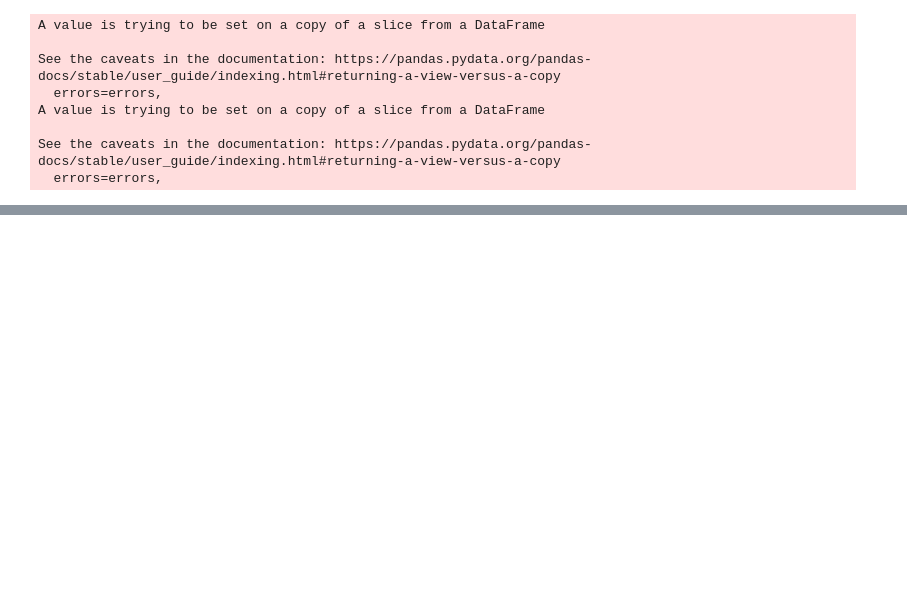
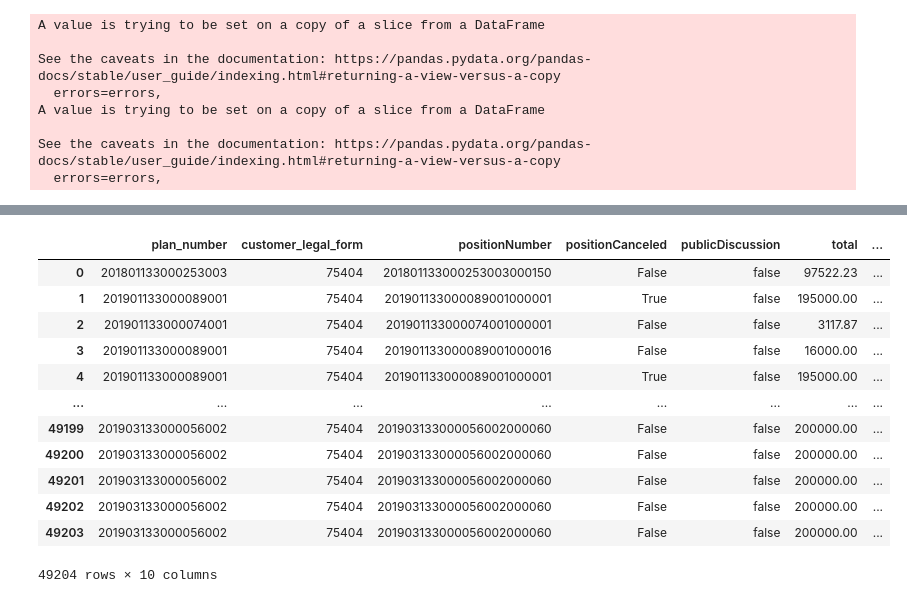
Before and after one commit to danil99152/prediction-of-government-tenders, a Jupyter notebook: auction_prediction.ipynb, the cells around one changed output, grey strips where cells are left out. Saved outputs shown, nothing was run; the diff lists cells and outputs as text; code cells hidden in the pictures; blank space fills up the shorter version.

```diff
--- a/auction_prediction.ipynb
+++ b/auction_prediction.ipynb
@@ -524,0 +553,16 @@ model_catboost.best_estimator_.save_model("/content/drive/MyDrive/Модели-
+# %%
+data
+# %% [output]
+|  | plan_number | customer_legal_form | positionNumber | positionCanceled | publicDiscussion | total | ... |
+| 0 | 201801133000253003 | 75404 | 201801133000253003000150 | False | false | 97522.23 | ... |
+| 1 | 201901133000089001 | 75404 | 201901133000089001000001 | True | false | 195000.00 | ... |
+| 2 | 201901133000074001 | 75404 | 201901133000074001000001 | False | false | 3117.87 | ... |
+| 3 | 201901133000089001 | 75404 | 201901133000089001000016 | False | false | 16000.00 | ... |
+| 4 | 201901133000089001 | 75404 | 201901133000089001000001 | True | false | 195000.00 | ... |
+| ... | ... | ... | ... | ... | ... | ... | ... |
+| 49199 | 201903133000056002 | 75404 | 201903133000056002000060 | False | false | 200000.00 | ... |
+| 49200 | 201903133000056002 | 75404 | 201903133000056002000060 | False | false | 200000.00 | ... |
+| 49201 | 201903133000056002 | 75404 | 201903133000056002000060 | False | false | 200000.00 | ... |
+| 49202 | 201903133000056002 | 75404 | 201903133000056002000060 | False | false | 200000.00 | ... |
+| 49203 | 201903133000056002 | 75404 | 201903133000056002000060 | False | false | 200000.00 | ... |
+49204 rows × 10 columns
```
Also changed, not shown: parts of 42 cells of this notebook.
